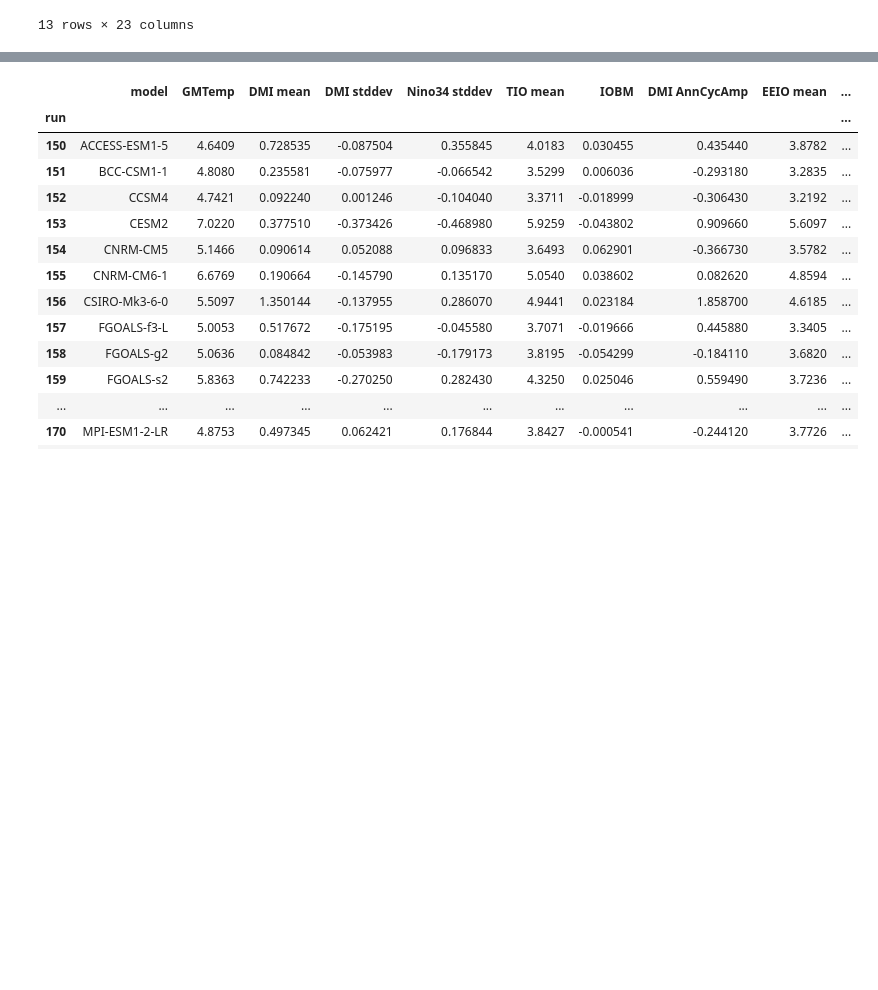
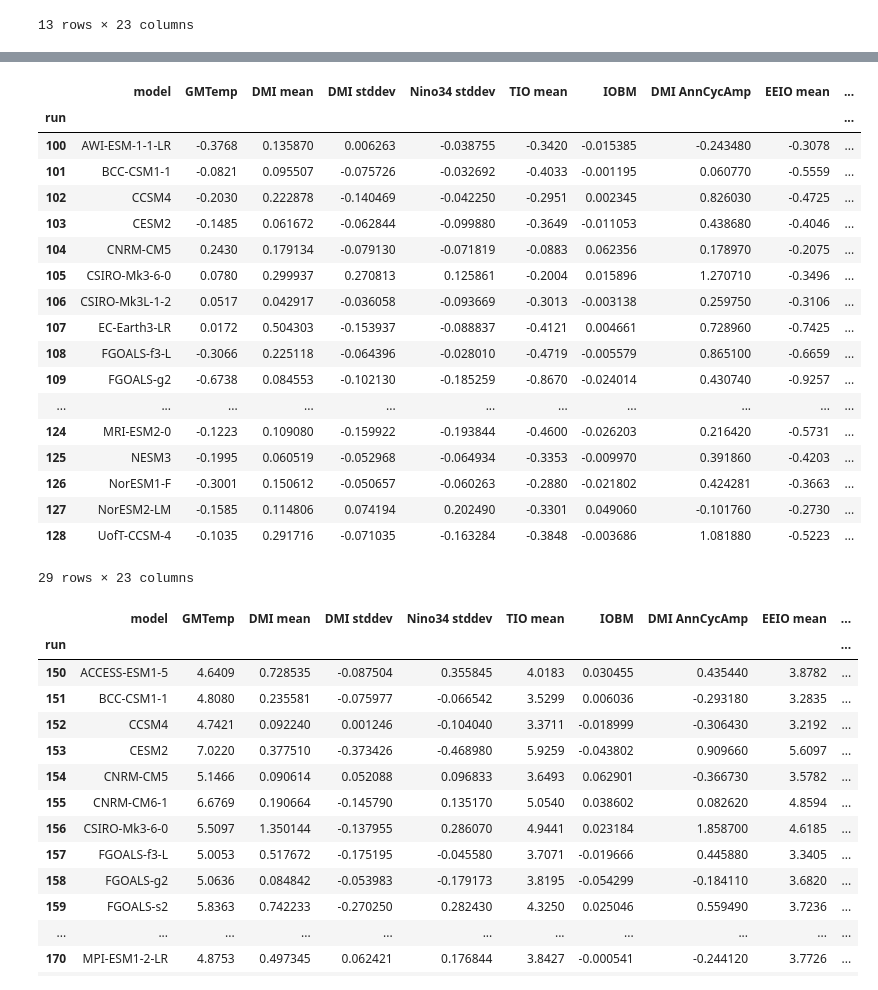
Before and after one commit to pmip4/IndianOceanVariability, a Jupyter notebook: scatterplots.ipynb, the cells around one changed output, grey strips where cells are left out. Saved outputs shown, nothing was run; the diff lists cells and outputs as text; code cells hidden in the pictures; blank space fills up the shorter version.

```diff
--- a/scatterplots.ipynb
+++ b/scatterplots.ipynb
@@ -83,16 +102,37 @@ lig127k_diff.set_index('run',inplace=True)
 # %%
 midHolocene=all_runs.loc[all_runs['experiment'] == 'midHolocene-cal-adj']
 midHolocene.set_index('model', inplace = True)
 midHolocene_pis=all_pis[all_pis.index.isin(midHolocene.index)]
 # drop the experiment and years columns
 midHolocene_pis.drop(['experiment','years'],axis=1, inplace=True)
 midHolocene.drop(['experiment','years'],axis=1, inplace=True)
 # Create a difference grid
 midHolocene_diff=midHolocene-midHolocene_pis
 midHolocene_diff['experiment']='midHolocene'
 midHolocene_diff['run']=list(range(100,100+np.size(midHolocene.index)))
 midHolocene_diff.reset_index(inplace=True)
 midHolocene_diff.set_index('run',inplace=True)
+midHolocene_diff
+# %% [output]
+|  | model | GMTemp | DMI mean | DMI stddev | Nino34 stddev | TIO mean | IOBM | DMI AnnCycAmp | EEIO mean | ... |
+| run |  |  |  |  |  |  |  |  |  | ... |
+| 100 | AWI-ESM-1-1-LR | -0.3768 | 0.135870 | 0.006263 | -0.038755 | -0.3420 | -0.015385 | -0.243480 | -0.3078 | ... |
+| 101 | BCC-CSM1-1 | -0.0821 | 0.095507 | -0.075726 | -0.032692 | -0.4033 | -0.001195 | 0.060770 | -0.5559 | ... |
+| 102 | CCSM4 | -0.2030 | 0.222878 | -0.140469 | -0.042250 | -0.2951 | 0.002345 | 0.826030 | -0.4725 | ... |
+| 103 | CESM2 | -0.1485 | 0.061672 | -0.062844 | -0.099880 | -0.3649 | -0.011053 | 0.438680 | -0.4046 | ... |
+| 104 | CNRM-CM5 | 0.2430 | 0.179134 | -0.079130 | -0.071819 | -0.0883 | 0.062356 | 0.178970 | -0.2075 | ... |
+| 105 | CSIRO-Mk3-6-0 | 0.0780 | 0.299937 | 0.270813 | 0.125861 | -0.2004 | 0.015896 | 1.270710 | -0.3496 | ... |
+| 106 | CSIRO-Mk3L-1-2 | 0.0517 | 0.042917 | -0.036058 | -0.093669 | -0.3013 | -0.003138 | 0.259750 | -0.3106 | ... |
+| 107 | EC-Earth3-LR | 0.0172 | 0.504303 | -0.153937 | -0.088837 | -0.4121 | 0.004661 | 0.728960 | -0.7425 | ... |
+| 108 | FGOALS-f3-L | -0.3066 | 0.225118 | -0.064396 | -0.028010 | -0.4719 | -0.005579 | 0.865100 | -0.6659 | ... |
+| 109 | FGOALS-g2 | -0.6738 | 0.084553 | -0.102130 | -0.185259 | -0.8670 | -0.024014 | 0.430740 | -0.9257 | ... |
+| ... | ... | ... | ... | ... | ... | ... | ... | ... | ... | ... |
+| 124 | MRI-ESM2-0 | -0.1223 | 0.109080 | -0.159922 | -0.193844 | -0.4600 | -0.026203 | 0.216420 | -0.5731 | ... |
+| 125 | NESM3 | -0.1995 | 0.060519 | -0.052968 | -0.064934 | -0.3353 | -0.009970 | 0.391860 | -0.4203 | ... |
+| 126 | NorESM1-F | -0.3001 | 0.150612 | -0.050657 | -0.060263 | -0.2880 | -0.021802 | 0.424281 | -0.3663 | ... |
+| 127 | NorESM2-LM | -0.1585 | 0.114806 | 0.074194 | 0.202490 | -0.3301 | 0.049060 | -0.101760 | -0.2730 | ... |
+| 128 | UofT-CCSM-4 | -0.1035 | 0.291716 | -0.071035 | -0.163284 | -0.3848 | -0.003686 | 1.081880 | -0.5223 | ... |
+29 rows × 23 columns
 # %%
 abrupt4xCO2=all_runs.loc[all_runs['experiment'] == 'abrupt4xCO2']
 abrupt4xCO2.set_index('model', inplace = True)
```
Also changed, not shown: parts of 2 cells of this notebook, 8 other files.
